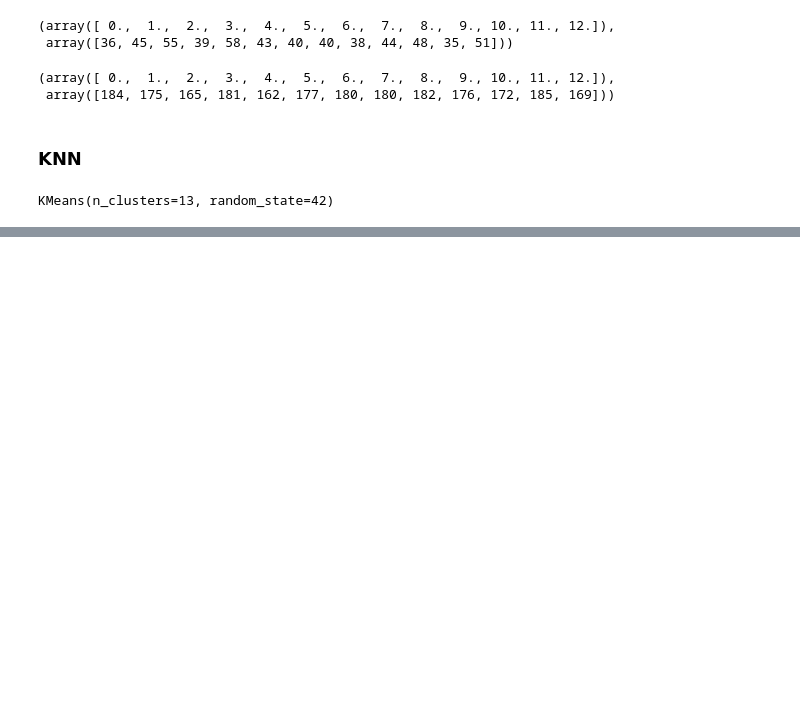
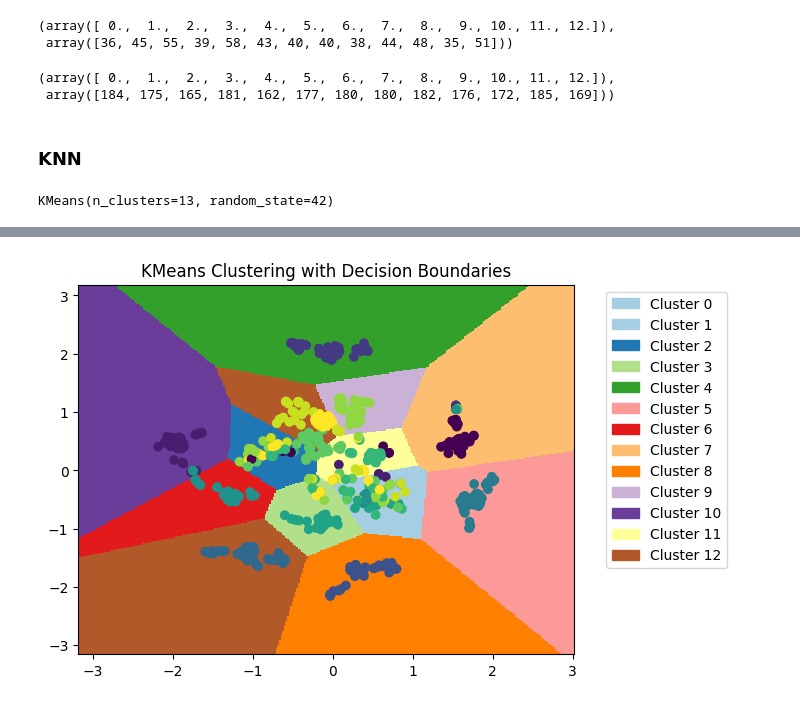
Before and after one commit to AdithyaKrishnaK/CL688, a Jupyter notebook: Part 2b: Unsupervised Classification/models.ipynb, the cells around one changed output, grey strips where cells are left out. Cells and saved outputs as stored; diff of their text form; code cells hidden in the pictures; blank space fills up the shorter version.

```diff
--- a/Part 2b: Unsupervised Classification/models.ipynb
+++ b/Part 2b: Unsupervised Classification/models.ipynb
@@ -75,0 +81,22 @@ print(accuracy_score(y_train, y_pred_train_switch))
+# %%
+from matplotlib.patches import Patch
+n_clusters = 13
+
+x_min, x_max = X_test[:, 0].min() - 1, X_test[:, 0].max() + 1
+y_min, y_max = X_test[:, 1].min() - 1, X_test[:, 1].max() + 1
+xx, yy = np.meshgrid(np.arange(x_min, x_max, 0.02), np.arange(y_min, y_max, 0.02))
+
+Z = kmeans.predict(np.c_[xx.ravel(), yy.ravel()])
+
+Z = Z.reshape(xx.shape)
+plt.imshow(Z, interpolation='nearest', extent=(xx.min(), xx.max(), yy.min(), yy.max()), cmap=plt.cm.Paired, aspect='auto', origin='lower')
+
+colors = [plt.cm.Paired(i/n_clusters) for i in range(n_clusters)]
+patches = [Patch(color=colors[i], label=f'Cluster {i}') for i in range(n_clusters)]
+plt.legend(handles=patches, bbox_to_anchor=(1.05, 1), loc='upper left')
+plt.scatter(X_test[:, 0], X_test[:, 1], c=y_test, cmap='viridis')
+
+plt.title('KMeans Clustering with Decision Boundaries')
+plt.show()
+# %% [output]
+[figure, added]
```
Also changed, not shown: parts of 7 cells of this notebook.
